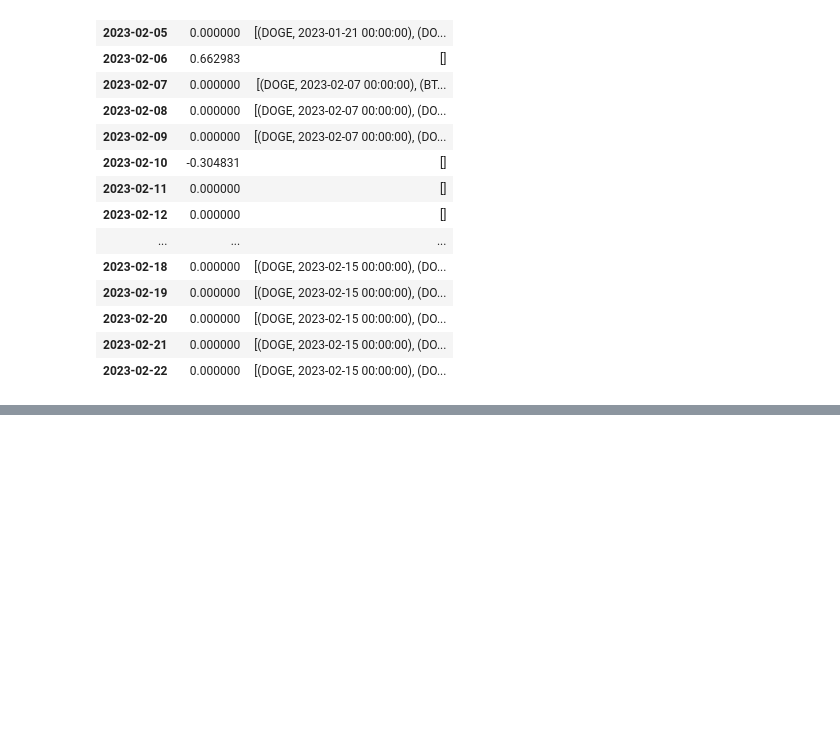
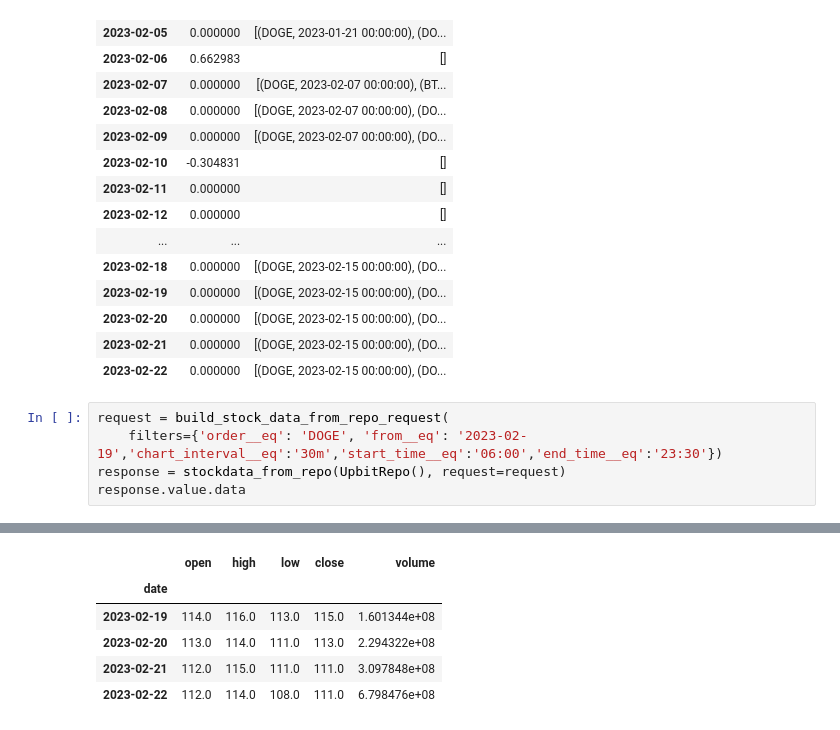
Before and after one commit to fromitive/backtest, a Jupyter notebook: example.ipynb, the cells around one changed output, grey strips where cells are left out. Cells and saved outputs as stored; diff of their text form; blank space fills up the shorter version.

Commit message:
add support 30 minutes interval

```diff
--- a/example.ipynb
+++ b/example.ipynb
@@ -84,3 +73,9 @@ backtest_result.value.tail(20)
 | 2023-02-20 | 0.000000 | [(DOGE, 2023-02-15 00:00:00), (DO... |
 | 2023-02-21 | 0.000000 | [(DOGE, 2023-02-15 00:00:00), (DO... |
 | 2023-02-22 | 0.000000 | [(DOGE, 2023-02-15 00:00:00), (DO... |
+# %%
+request = build_stock_data_from_repo_request(
+    filters={'order__eq': 'DOGE', 'from__eq': '2023-02-19','chart_interval__eq':'30m','start_time__eq':'06:00','end_time__eq':'23:30'})
+response = stockdata_from_repo(UpbitRepo(), request=request)
+response.value.data
+# %% [output]
@@ -86,0 +83,6 @@ backtest_result.value.tail(20)
+|  | open | high | low | close | volume |
+| date |  |  |  |  |  |
+| 2023-02-19 | 114.0 | 116.0 | 113.0 | 115.0 | 1.601344e+08 |
+| 2023-02-20 | 113.0 | 114.0 | 111.0 | 113.0 | 2.294322e+08 |
+| 2023-02-21 | 112.0 | 115.0 | 111.0 | 111.0 | 3.097848e+08 |
+| 2023-02-22 | 112.0 | 114.0 | 108.0 | 111.0 | 6.798476e+08 |
```
Also changed, not shown: parts of 4 cells of this notebook, 2 other files.
